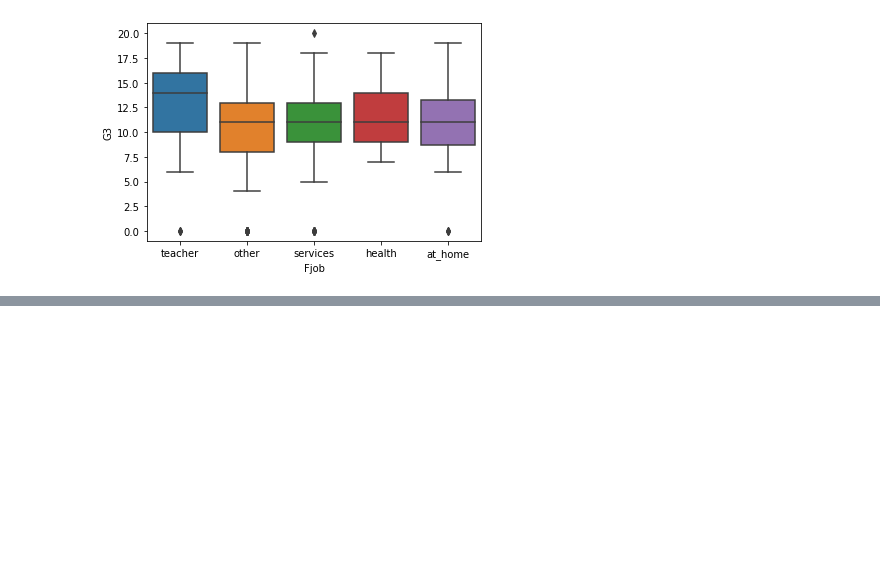
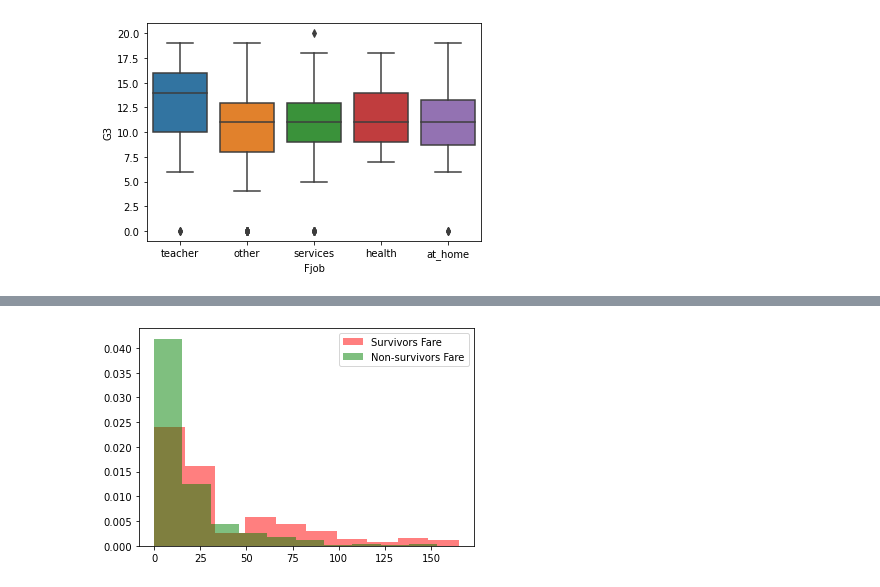
Before and after one commit to joeelorm/Data_Science, a Jupyter notebook: Associations Between Quantitative and Categorical Variables.ipynb, the cells around one changed output, grey strips where cells are left out. Drawn from its saved outputs; the diff is of its cells as text; code cells hidden in the pictures; blank space fills up the shorter version.

```diff
--- a/Associations Between Quantitative and Categorical Variables.ipynb
+++ b/Associations Between Quantitative and Categorical Variables.ipynb
@@ -135,0 +164,8 @@ plt.show()
+# %%
+#Overlapping Histograms
+plt.hist(fare_survivors, alpha = 0.5, density = True, color = 'red', label = 'Survivors Fare')
+plt.hist(fare_dead_victims, alpha = 0.5, density = True, color = 'green', label = 'Non-survivors Fare' )
+plt.legend()
+plt.show()
+# %% [output]
+[figure, added]
```
Also changed, not shown: parts of 6 cells of this notebook.
